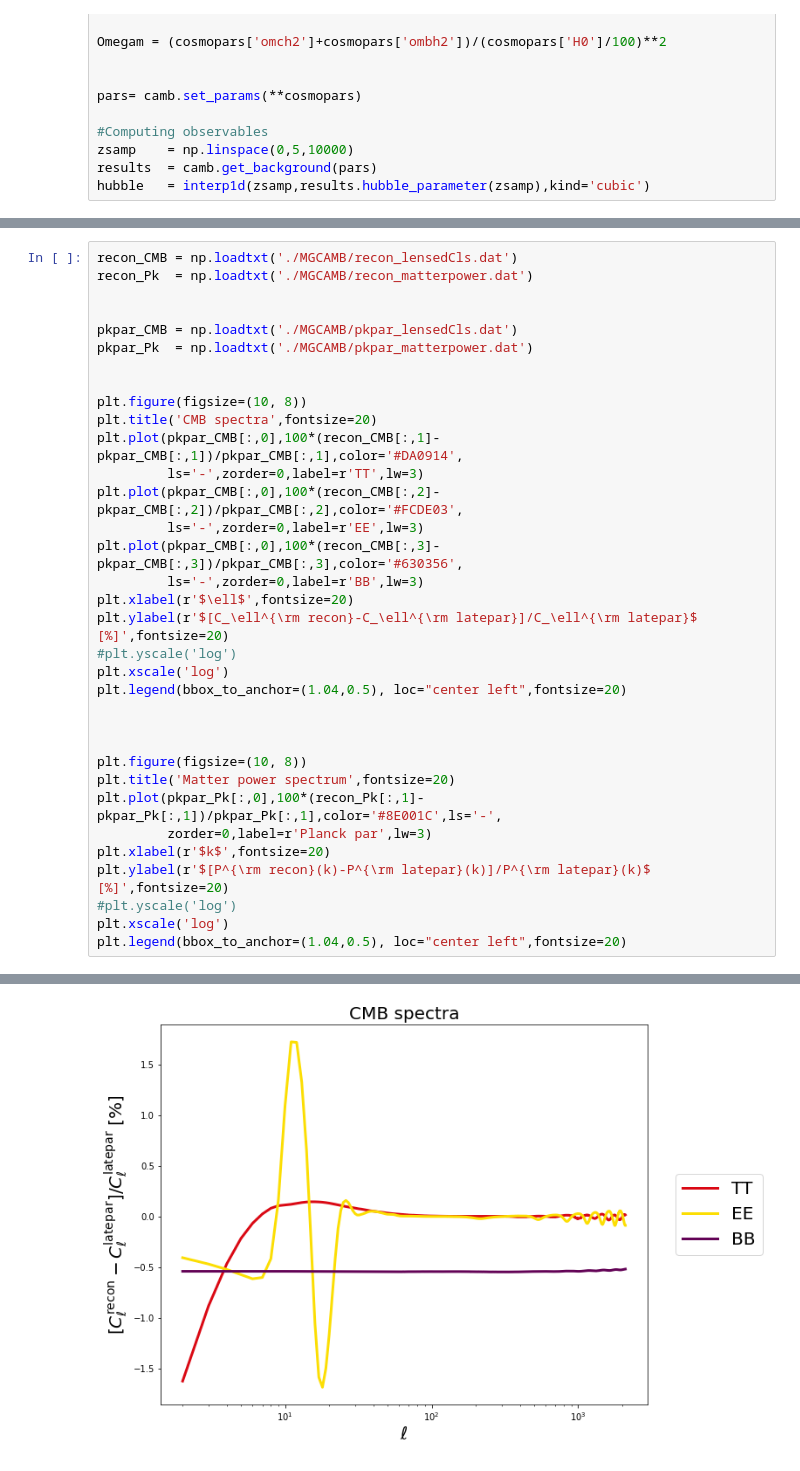
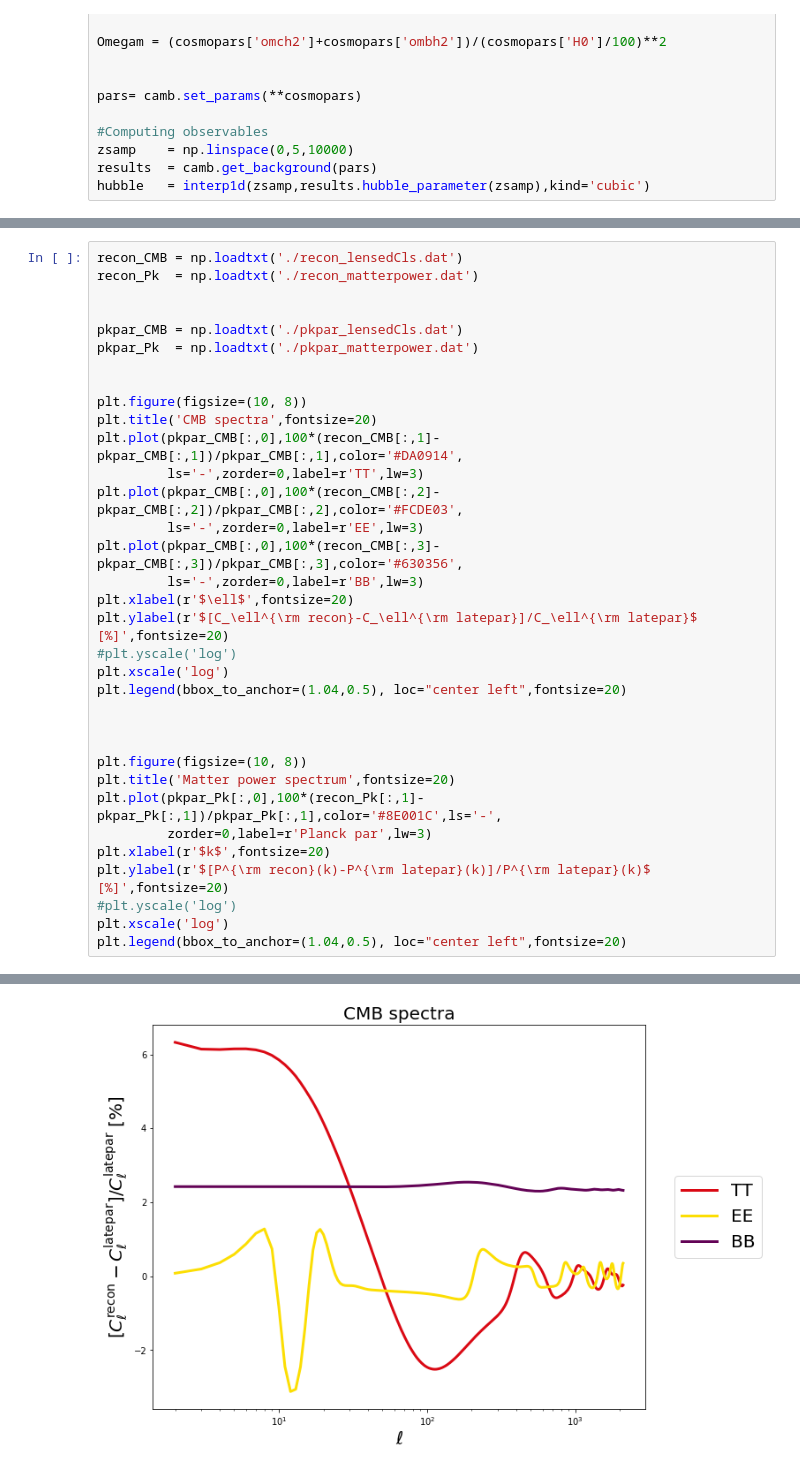
Before and after one commit to sfu-cosmo/MGCAMB_v4, a Jupyter notebook: comparison_real.ipynb, the cells around one changed output, grey strips where cells are left out. Drawn from its saved outputs; the diff is of its cells as text.

```diff
--- a/comparison_real.ipynb
+++ b/comparison_real.ipynb
@@ -295,37 +295,37 @@ plt.legend(bbox_to_anchor=(1.04,0.5), loc="center left",fontsize=20)
 # %%
-recon_CMB = np.loadtxt('./MGCAMB/recon_lensedCls.dat')
-recon_Pk  = np.loadtxt('./MGCAMB/recon_matterpower.dat')
+recon_CMB = np.loadtxt('./recon_lensedCls.dat')
+recon_Pk  = np.loadtxt('./recon_matterpower.dat')
 
 
-pkpar_CMB = np.loadtxt('./MGCAMB/pkpar_lensedCls.dat')
-pkpar_Pk  = np.loadtxt('./MGCAMB/pkpar_matterpower.dat')
+pkpar_CMB = np.loadtxt('./pkpar_lensedCls.dat')
+pkpar_Pk  = np.loadtxt('./pkpar_matterpower.dat')
 
 
 plt.figure(figsize=(10, 8))
 plt.title('CMB spectra',fontsize=20)
 plt.plot(pkpar_CMB[:,0],100*(recon_CMB[:,1]-pkpar_CMB[:,1])/pkpar_CMB[:,1],color='#DA0914',
          ls='-',zorder=0,label=r'TT',lw=3)
 plt.plot(pkpar_CMB[:,0],100*(recon_CMB[:,2]-pkpar_CMB[:,2])/pkpar_CMB[:,2],color='#FCDE03',
          ls='-',zorder=0,label=r'EE',lw=3)
 plt.plot(pkpar_CMB[:,0],100*(recon_CMB[:,3]-pkpar_CMB[:,3])/pkpar_CMB[:,3],color='#630356',
          ls='-',zorder=0,label=r'BB',lw=3)
 plt.xlabel(r'$\ell$',fontsize=20)
 plt.ylabel(r'$[C_\ell^{\rm recon}-C_\ell^{\rm latepar}]/C_\ell^{\rm latepar}$ [%]',fontsize=20)
 #plt.yscale('log')
 plt.xscale('log')
 plt.legend(bbox_to_anchor=(1.04,0.5), loc="center left",fontsize=20)
 
 
 
 plt.figure(figsize=(10, 8))
 plt.title('Matter power spectrum',fontsize=20)
 plt.plot(pkpar_Pk[:,0],100*(recon_Pk[:,1]-pkpar_Pk[:,1])/pkpar_Pk[:,1],color='#8E001C',ls='-',
          zorder=0,label=r'Planck par',lw=3)
 plt.xlabel(r'$k$',fontsize=20)
 plt.ylabel(r'$[P^{\rm recon}(k)-P^{\rm latepar}(k)]/P^{\rm latepar}(k)$ [%]',fontsize=20)
 #plt.yscale('log')
 plt.xscale('log')
 plt.legend(bbox_to_anchor=(1.04,0.5), loc="center left",fontsize=20)
 # %% [output]
 <matplotlib.legend.Legend at 0x...>
-[figure, old version]
+[figure, new version]
```
Also changed, not shown: parts of 4 cells of this notebook.
